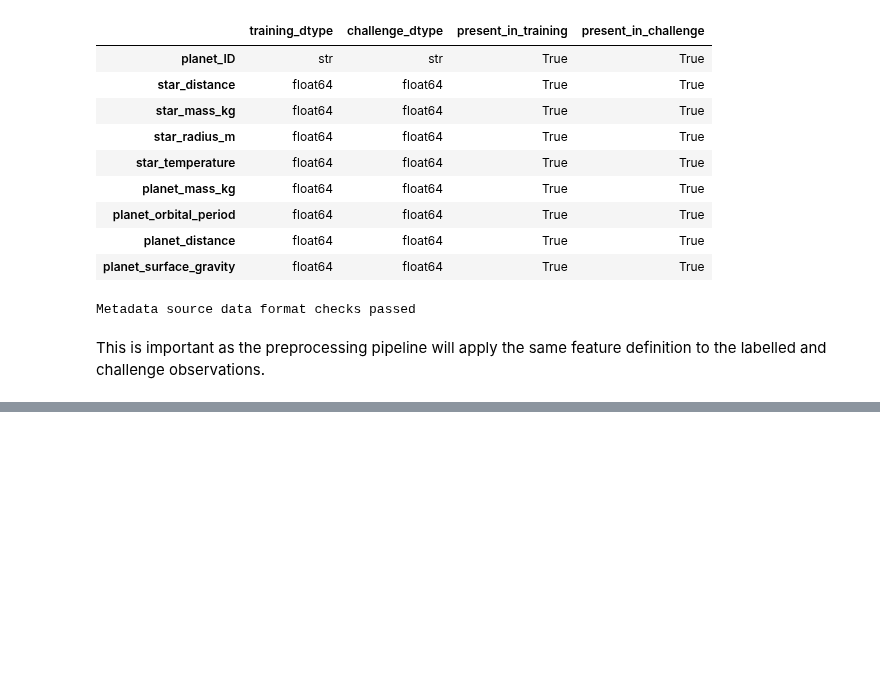
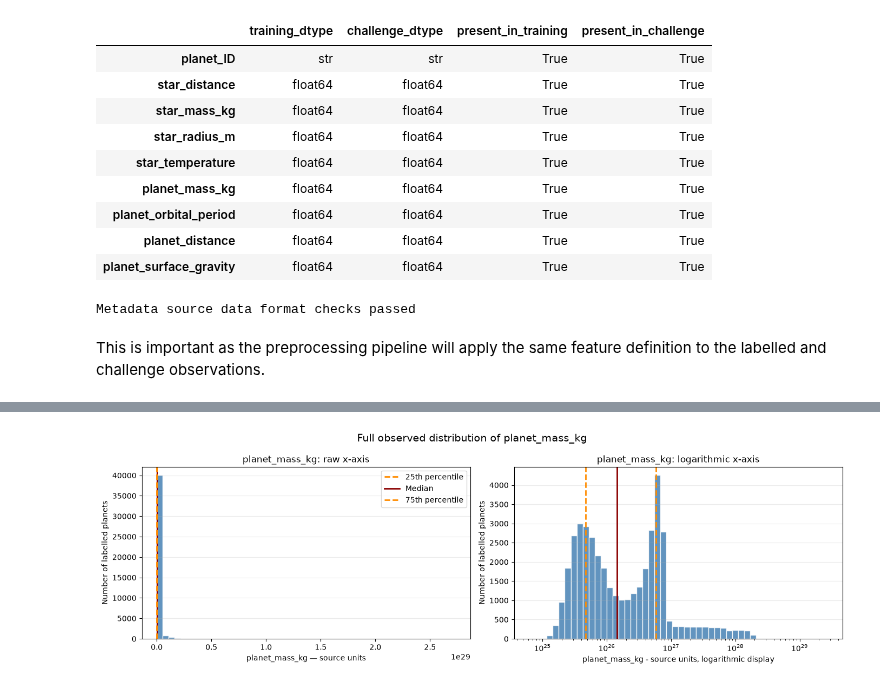
Before and after one commit to ajf12327/ADC2023-conformal-prediction, a Jupyter notebook: notebooks/02_EDA.ipynb, the cells around one changed output, grey strips where cells are left out. Drawn from its saved outputs; the diff is of its cells as text; code cells hidden in the pictures; blank space fills up the shorter version.

```diff
--- a/notebooks/02_EDA.ipynb
+++ b/notebooks/02_EDA.ipynb
@@ -694,0 +870,100 @@ This is important as the preprocessing pipeline will apply the same feature defi
+# %%
+SKEWED_METADATA_FEATURES = [
+    "planet_mass_kg",
+    "planet_orbital_period",
+    "planet_surface_gravity",
+]
+
+
+LOG_VIEW_BINS = 50
+
+for feature_name in SKEWED_METADATA_FEATURES:
+    feature_values = metadata_only[feature_name]
+
+    if (feature_values <= 0).any():
+        non_positive_count = int((feature_values <= 0).sum())
+
+        raise ValueError(
+            f"{feature_name} contains {non_positive_count} values that "
+            "are zero or negative, so a logarithmic x-axis is not valid."
+        )
+
+    q25 = feature_values.quantile(0.25)
+    median = feature_values.quantile(0.50)
+    q75 = feature_values.quantile(0.75)
+
+    log_bin_edges = np.geomspace(
+        feature_values.min(),
+        feature_values.max(),
+        LOG_VIEW_BINS + 1
+    )
+
+    fig, axes = plt.subplots(
+        nrows=1,
+        ncols=2,
+        figsize=(14, 4.5)
+    )
+
+    raw_axis, log_axis = axes
+
+    raw_axis.hist(
+        feature_values,
+        bins=LOG_VIEW_BINS,
+        color="steelblue",
+        edgecolor="white",
+        alpha=0.85
+    )
+
+    log_axis.hist(
+        feature_values,
+        bins=log_bin_edges,
+        color="steelblue",
+        edgecolor="white",
+        alpha=0.85
+    )
+    log_axis.set_xscale("log")
+
+    for axis in axes:
+        axis.axvline(
+            q25,
+            color="darkorange",
+            linestyle="--",
+            linewidth=2,
+            label="25th percentile",
+        )
+        axis.axvline(
+            median,
+            color="darkred",
+            linestyle="-",
+            linewidth=2,
+            label="Median",
+        )
+        axis.axvline(
+            q75,
+            color="darkorange",
+            linestyle="--",
+            linewidth=2,
+            label="75th percentile",
+        )
+
+        axis.set_ylabel("Number of labelled planets")
+        axis.grid(axis="y", alpha=0.25)
+
+    raw_axis.set_title(f"{feature_name}: raw x-axis")
+    raw_axis.set_xlabel(f"{feature_name} — source units")
+    raw_axis.legend()
+
+    log_axis.set_title(f"{feature_name}: logarithmic x-axis")
+    log_axis.set_xlabel(
+        f"{feature_name} - source units, logarithmic display"
+    )
+
+    fig.suptitle(
+        f"Full observed distribution of {feature_name}",
+        fontsize=14,
+    )
+    fig.tight_layout()
+    plt.show()
+    plt.close(fig)
+# %% [output]
+[figure, added]
```
Also changed, not shown: parts of 10 cells of this notebook.
